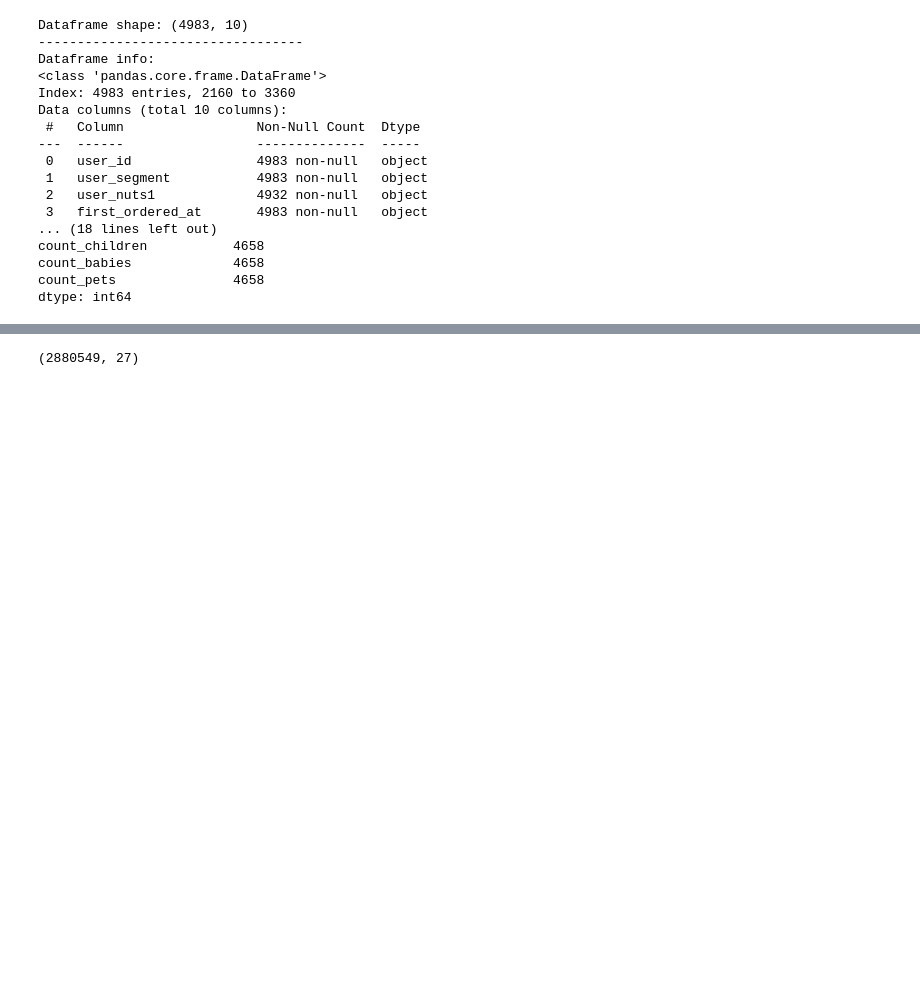
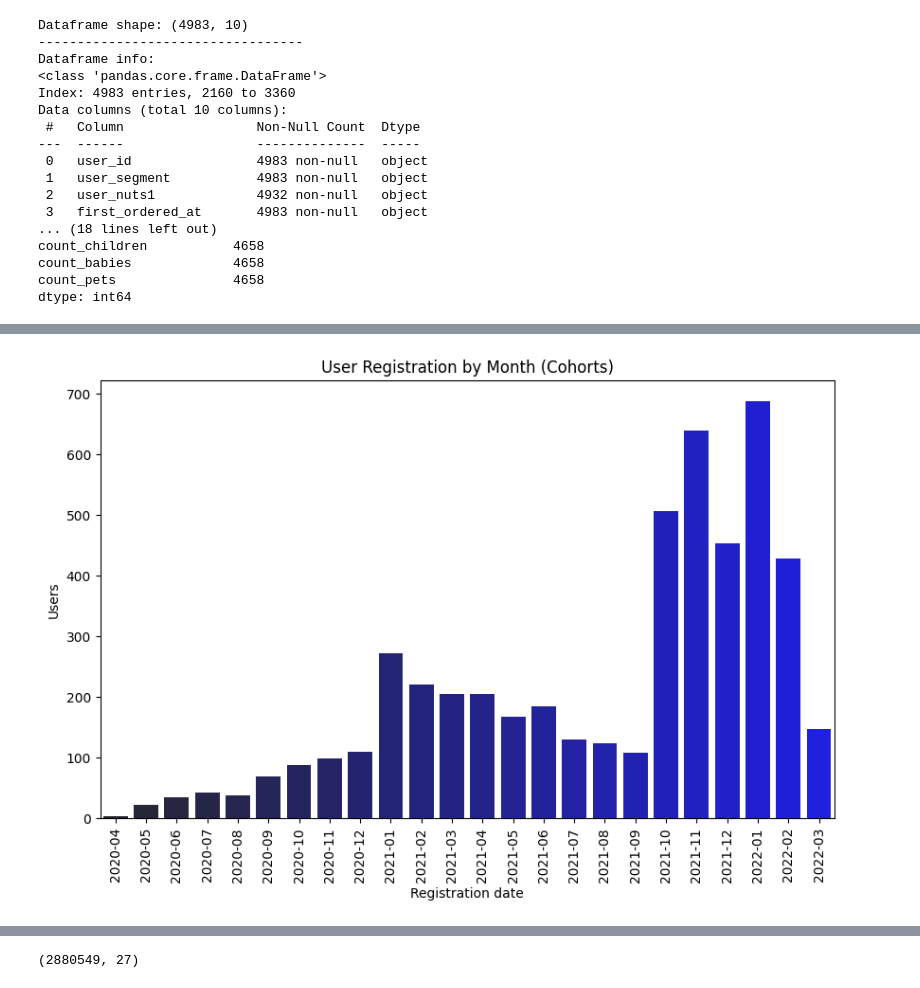
Before and after one commit to 10alexmarcos/zrive-ds, a Jupyter notebook: src/module_2/module_2_EDA.ipynb, the cells around one changed output, grey strips where cells are left out. Drawn from its saved outputs; the diff is of its cells as text; code cells hidden in the pictures; blank space fills up the shorter version.

```diff
--- a/src/module_2/module_2_EDA.ipynb
+++ b/src/module_2/module_2_EDA.ipynb
@@ -905,0 +946,16 @@ Name: count, dtype: int64
+# %%
+users_df['cohort_month'] = pd.to_datetime(users_df['customer_cohort_month']).dt.to_period('M')
+
+
+cohort_counts = users_df['cohort_month'].value_counts().sort_index()
+
+plt.figure(figsize=(10, 6))
+sns.barplot(x=cohort_counts.index, y=cohort_counts.values, hue=cohort_counts.index, legend=False, palette='dark:blue')
+#cohort_counts.plot(kind='bar', color='skyblue')
+plt.title('User Registration by Month (Cohorts)')
+plt.xlabel('Registration date')
+plt.ylabel('Users')
+plt.xticks(rotation=90)
+plt.show()
+# %% [output]
+[figure, added]
```
Also changed, not shown: parts of 16 cells of this notebook.
